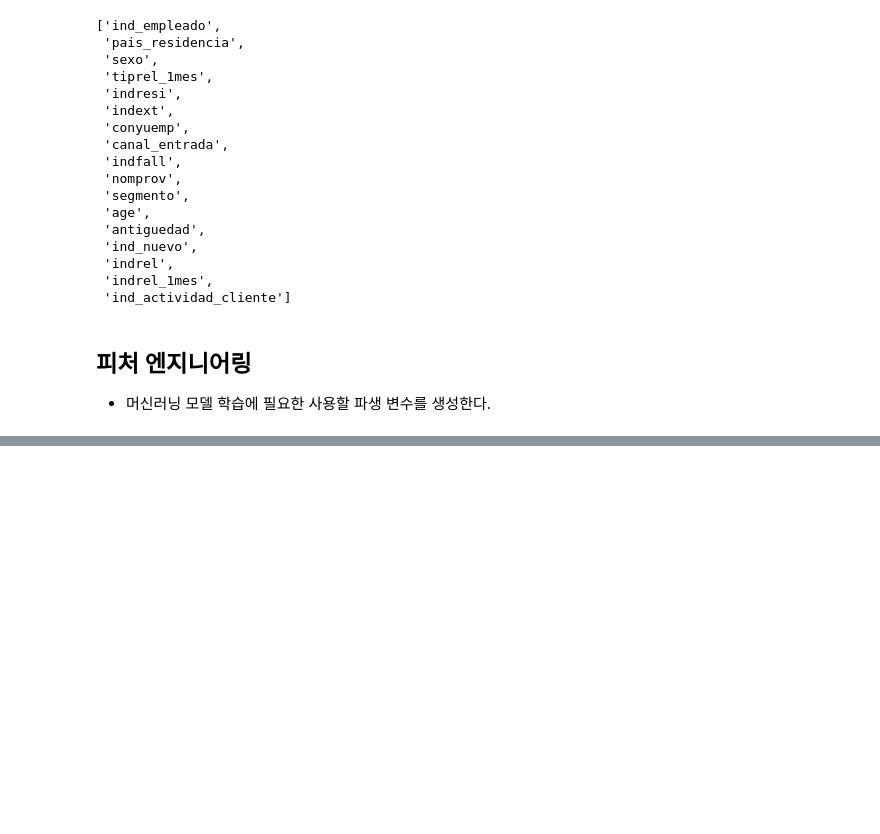
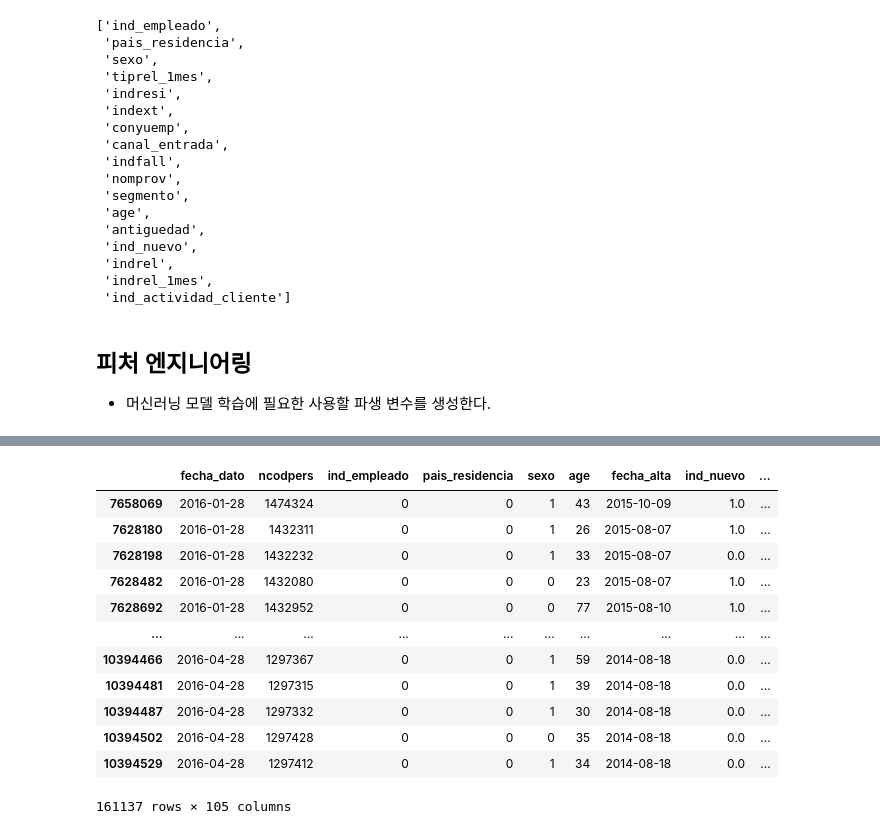
Before and after one commit to cswook96/kaggle, a Jupyter notebook: 02.Santander_Product_Recommendation_Baseline_model.ipynb, the cells around one changed output, grey strips where cells are left out. Saved outputs shown, nothing was run; the diff lists cells and outputs as text; code cells hidden in the pictures; blank space fills up the shorter version.

```diff
--- a/02.Santander_Product_Recommendation_Baseline_model.ipynb
+++ b/02.Santander_Product_Recommendation_Baseline_model.ipynb
@@ -253,0 +404,5 @@ features
+# %%
+# 훈련, 검증 데이터로 분리
+valid_date = '2016-05-28'
+XY_trn = XY[XY['fecha_dato'] != valid_date]
+XY_valid = XY[XY['fecha_dato'] == valid_date]
@@ -253,0 +411,16 @@ features
+# %%
+XY_trn
+# %% [output]
+|  | fecha_dato | ncodpers | ind_empleado | pais_residencia | sexo | age | fecha_alta | ind_nuevo | ... |
+| 7658069 | 2016-01-28 | 1474324 | 0 | 0 | 1 | 43 | 2015-10-09 | 1.0 | ... |
+| 7628180 | 2016-01-28 | 1432311 | 0 | 0 | 1 | 26 | 2015-08-07 | 1.0 | ... |
+| 7628198 | 2016-01-28 | 1432232 | 0 | 0 | 1 | 33 | 2015-08-07 | 0.0 | ... |
+| 7628482 | 2016-01-28 | 1432080 | 0 | 0 | 0 | 23 | 2015-08-07 | 1.0 | ... |
+| 7628692 | 2016-01-28 | 1432952 | 0 | 0 | 0 | 77 | 2015-08-10 | 1.0 | ... |
+| ... | ... | ... | ... | ... | ... | ... | ... | ... | ... |
+| 10394466 | 2016-04-28 | 1297367 | 0 | 0 | 1 | 59 | 2014-08-18 | 0.0 | ... |
+| 10394481 | 2016-04-28 | 1297315 | 0 | 0 | 1 | 39 | 2014-08-18 | 0.0 | ... |
+| 10394487 | 2016-04-28 | 1297332 | 0 | 0 | 1 | 30 | 2014-08-18 | 0.0 | ... |
+| 10394502 | 2016-04-28 | 1297428 | 0 | 0 | 0 | 35 | 2014-08-18 | 0.0 | ... |
+| 10394529 | 2016-04-28 | 1297412 | 0 | 0 | 1 | 34 | 2014-08-18 | 0.0 | ... |
+161137 rows × 105 columns
```
Also changed, not shown: parts of 35 cells of this notebook.
